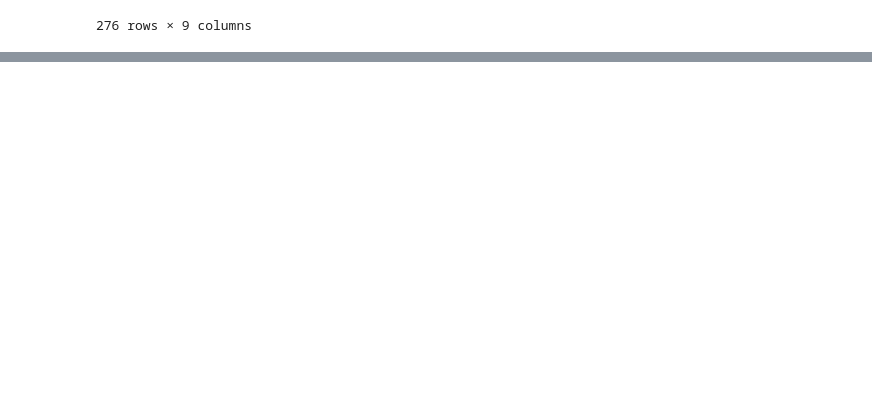
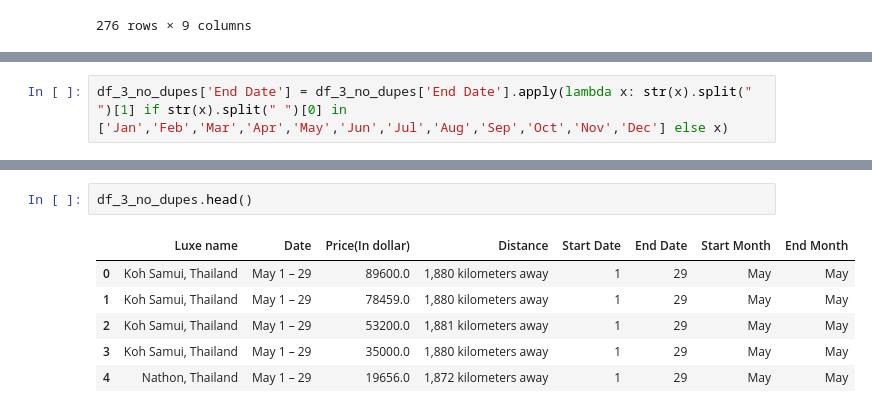
Before and after one commit to nvnehemias/airbnb-analytics-portfolio, a Jupyter notebook: airbnb-analytics-portfolio/notebooks/01_airbnb_exploratory_data_analysis.ipynb, the cells around one changed output, grey strips where cells are left out. Drawn from its saved outputs; the diff is of its cells as text; blank space fills up the shorter version.

```diff
--- a/airbnb-analytics-portfolio/notebooks/01_airbnb_exploratory_data_analysis.ipynb
+++ b/airbnb-analytics-portfolio/notebooks/01_airbnb_exploratory_data_analysis.ipynb
@@ -453,0 +610,2 @@ df_2
+# %%
+df_3_no_dupes['End Date'] = df_3_no_dupes['End Date'].apply(lambda x: str(x).split(" ")[1] if str(x).split(" ")[0] in ['Jan','Feb','Mar','Apr','May','Jun','Jul','Aug','Sep','Oct','Nov','Dec'] else x)
@@ -453,0 +618,9 @@ df_2
+# %%
+df_3_no_dupes.head()
+# %% [output]
+|  | Luxe name | Date | Price(In dollar) | Distance | Start Date | End Date | Start Month | End Month |
+| 0 | Koh Samui, Thailand | May 1 – 29 | 89600.0 | 1,880 kilometers away | 1 | 29 | May | May |
+| 1 | Koh Samui, Thailand | May 1 – 29 | 78459.0 | 1,880 kilometers away | 1 | 29 | May | May |
+| 2 | Koh Samui, Thailand | May 1 – 29 | 53200.0 | 1,881 kilometers away | 1 | 29 | May | May |
+| 3 | Koh Samui, Thailand | May 1 – 29 | 35000.0 | 1,880 kilometers away | 1 | 29 | May | May |
+| 4 | Nathon, Thailand | May 1 – 29 | 19656.0 | 1,872 kilometers away | 1 | 29 | May | May |
```
Also changed, not shown: parts of 25 cells of this notebook, 1 other file.
